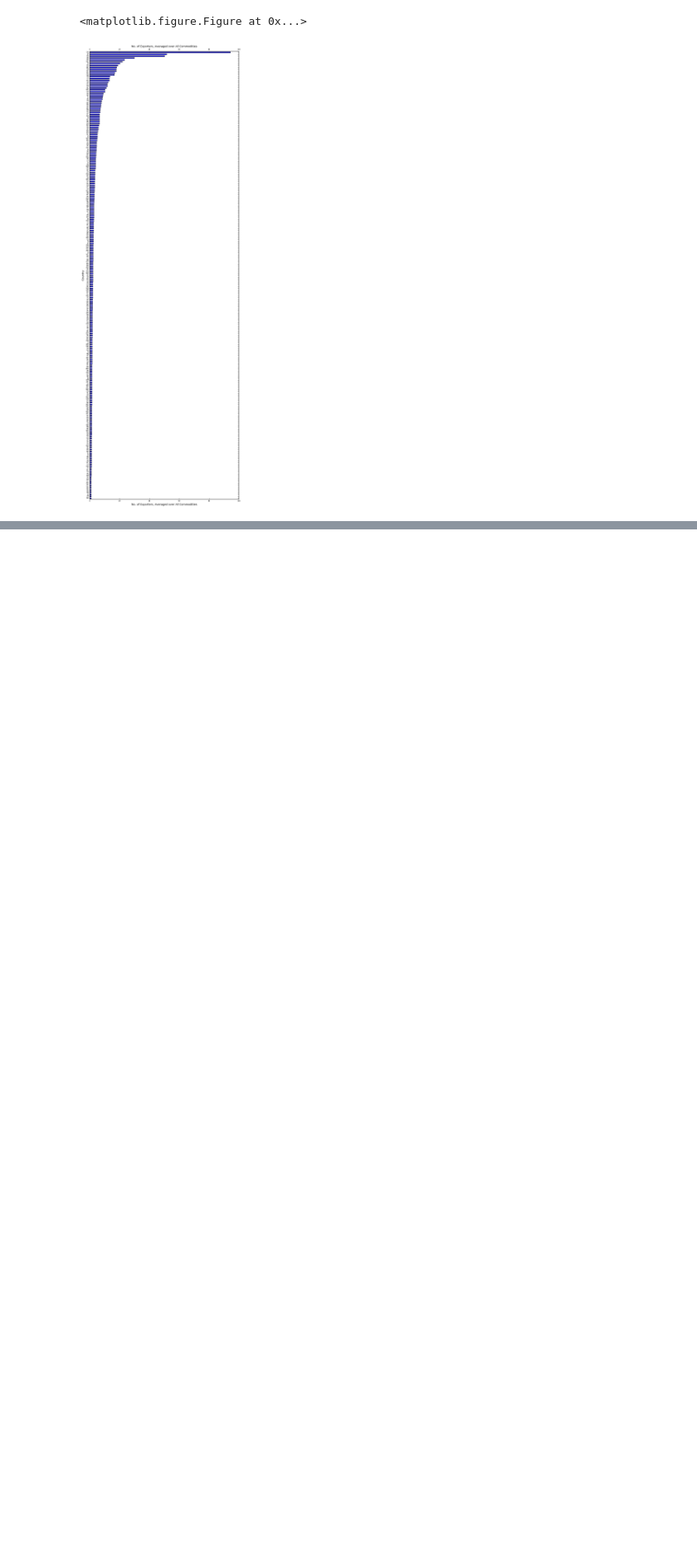
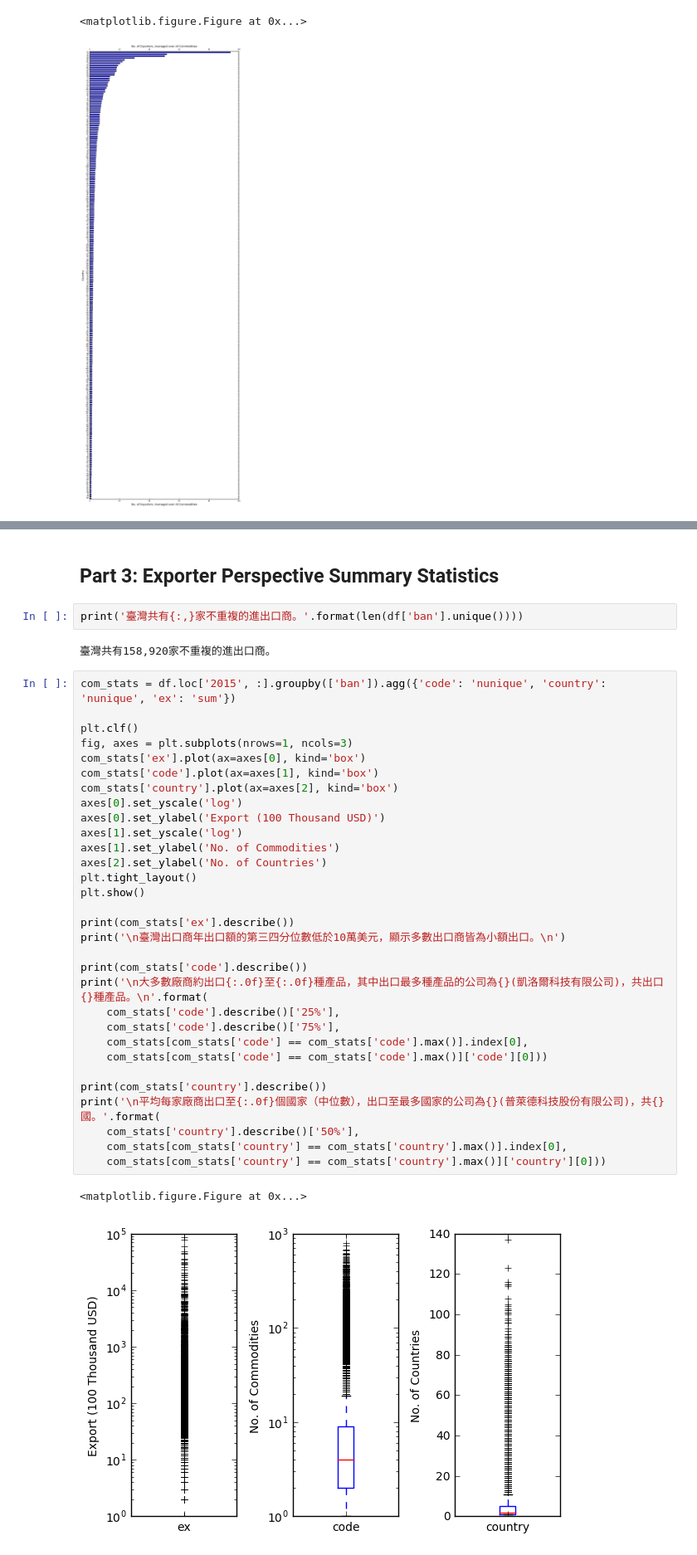
Before and after one commit to lincht/TradeModel, a Jupyter notebook: exportstats.ipynb, the cells around one changed output, grey strips where cells are left out. Shown at 83% size. Drawn from its saved outputs; the diff is of its cells as text; blank space fills up the shorter version.

Commit message:
Add exporter perspective

```diff
--- a/exportstats.ipynb
+++ b/exportstats.ipynb
@@ -150,0 +153,40 @@ HK              23
+# %% [markdown]
+## Part 3: Exporter Perspective Summary Statistics
+# %%
+print('臺灣共有{:,}家不重複的進出口商。'.format(len(df['ban'].unique())))
+# %% [output]
+臺灣共有158,920家不重複的進出口商。
+# %%
+com_stats = df.loc['2015', :].groupby(['ban']).agg({'code': 'nunique', 'country': 'nunique', 'ex': 'sum'})
+
+plt.clf()
+fig, axes = plt.subplots(nrows=1, ncols=3)
+com_stats['ex'].plot(ax=axes[0], kind='box')
+com_stats['code'].plot(ax=axes[1], kind='box')
+com_stats['country'].plot(ax=axes[2], kind='box')
+axes[0].set_yscale('log')
+axes[0].set_ylabel('Export (100 Thousand USD)')
+axes[1].set_yscale('log')
+axes[1].set_ylabel('No. of Commodities')
+axes[2].set_ylabel('No. of Countries')
+plt.tight_layout()
+plt.show()
+
+print(com_stats['ex'].describe())
+print('\n臺灣出口商年出口額的第三四分位數低於10萬美元，顯示多數出口商皆為小額出口。\n')
+
+print(com_stats['code'].describe())
+print('\n大多數廠商約出口{:.0f}至{:.0f}種產品，其中出口最多種產品的公司為{}(凱洛爾科技有限公司)，共出口{}種產品。\n'.format(
+    com_stats['code'].describe()['25%'],
+    com_stats['code'].describe()['75%'],
+    com_stats[com_stats['code'] == com_stats['code'].max()].index[0],
+    com_stats[com_stats['code'] == com_stats['code'].max()]['code'][0]))
+
+print(com_stats['country'].describe())
+print('\n平均每家廠商出口至{:.0f}個國家（中位數），出口至最多國家的公司為{}(普萊德科技股份有限公司)，共{}國。'.format(
+    com_stats['country'].describe()['50%'],
+    com_stats[com_stats['country'] == com_stats['country'].max()].index[0],
+    com_stats[com_stats['country'] == com_stats['country'].max()]['country'][0]))
+# %% [output]
+<matplotlib.figure.Figure at 0x...>
+[figure, added]
```
Also changed, not shown: parts of 5 cells of this notebook.
